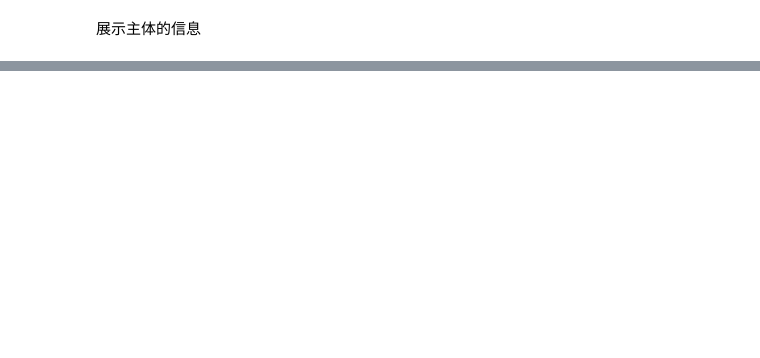
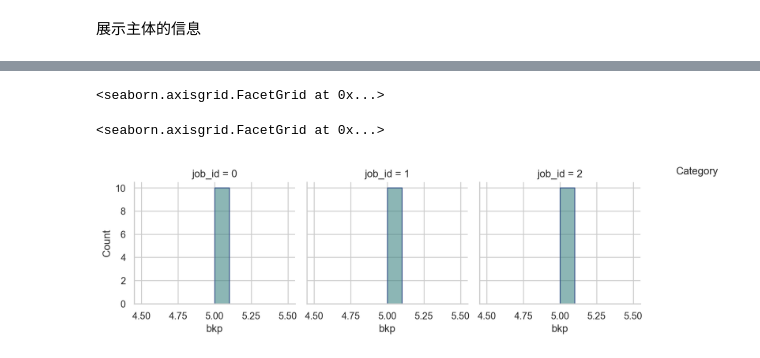
Before and after one commit to SongshGeo/South-China-Livehood-Evolution, a Jupyter notebook: docs/demo.ipynb, the cells around one changed output, grey strips where cells are left out. Saved outputs shown, nothing was run; the diff lists cells and outputs as text; code cells hidden in the pictures; blank space fills up the shorter version.

Commit message:
feat(analysis): :sparkles: added a hist plot of breakpoints

```diff
--- a/docs/demo.ipynb
+++ b/docs/demo.ipynb
@@ -187,0 +206,8 @@ data[["tick", "repeat_id"]]
+# %%
+df_long = exp.summary().melt(
+    id_vars=["job_id", "repeat_id"],
+    value_vars=["bkp_farmer", "bkp_hunters", "bkp_rice"],
+    var_name="cate",
+    value_name="bkp",
+)
+df_long
@@ -187,0 +228,17 @@ data[["tick", "repeat_id"]]
+# %%
+g = sns.FacetGrid(df_long, col="job_id", col_wrap=3, height=3)
+g.map_dataframe(
+    sns.histplot,
+    x="bkp",
+    hue="cate",
+    bins=10,
+    kde=True,
+    element="step",
+    palette="viridis",
+)
+g.add_legend(title="Category", loc="upper right", bbox_to_anchor=(1.05, 1))
+plt.show()
+# %% [output]
+<seaborn.axisgrid.FacetGrid at 0x...>
+<seaborn.axisgrid.FacetGrid at 0x...>
+[figure, added]
```
Also changed, not shown: parts of 24 cells of this notebook, 3 other files.
